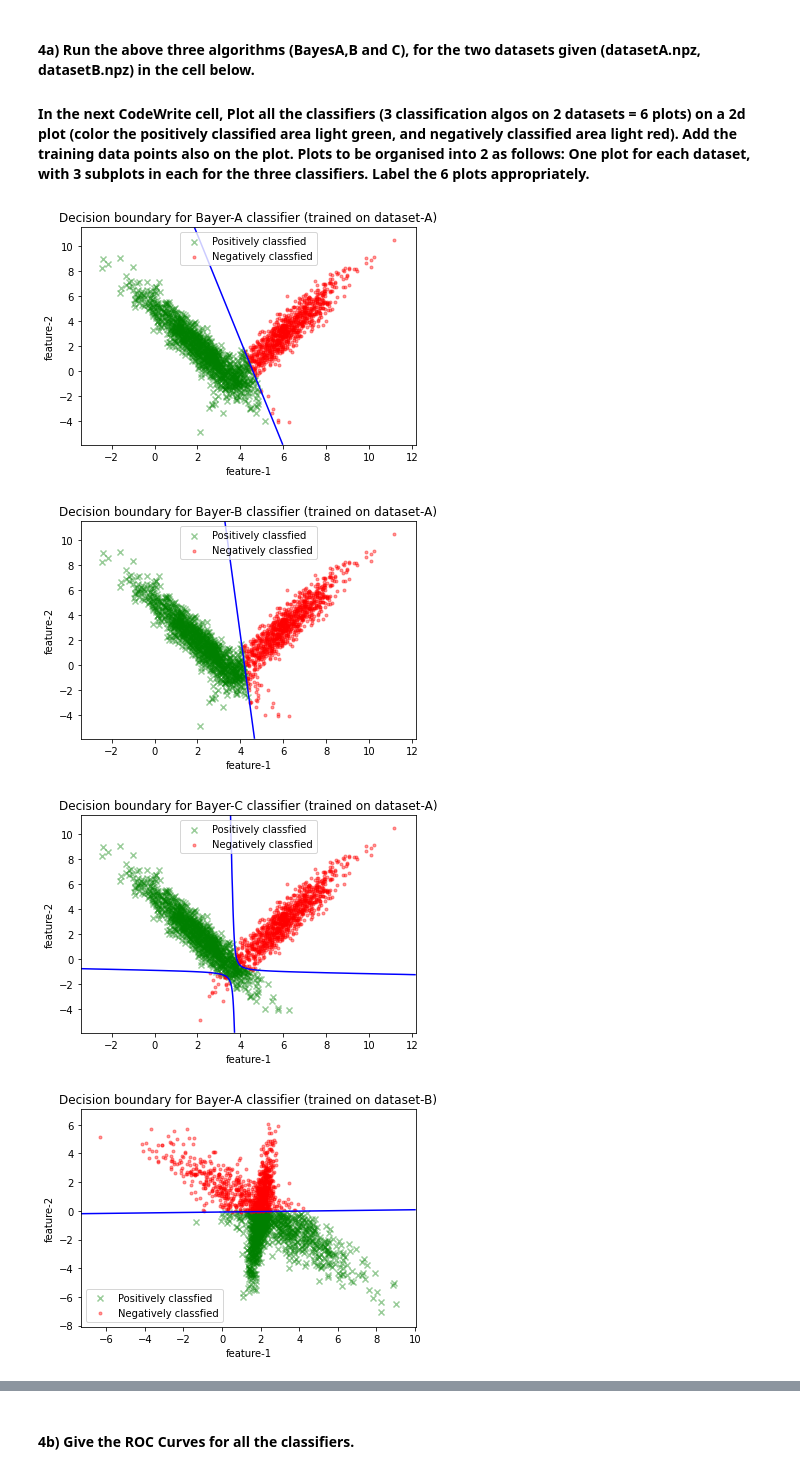
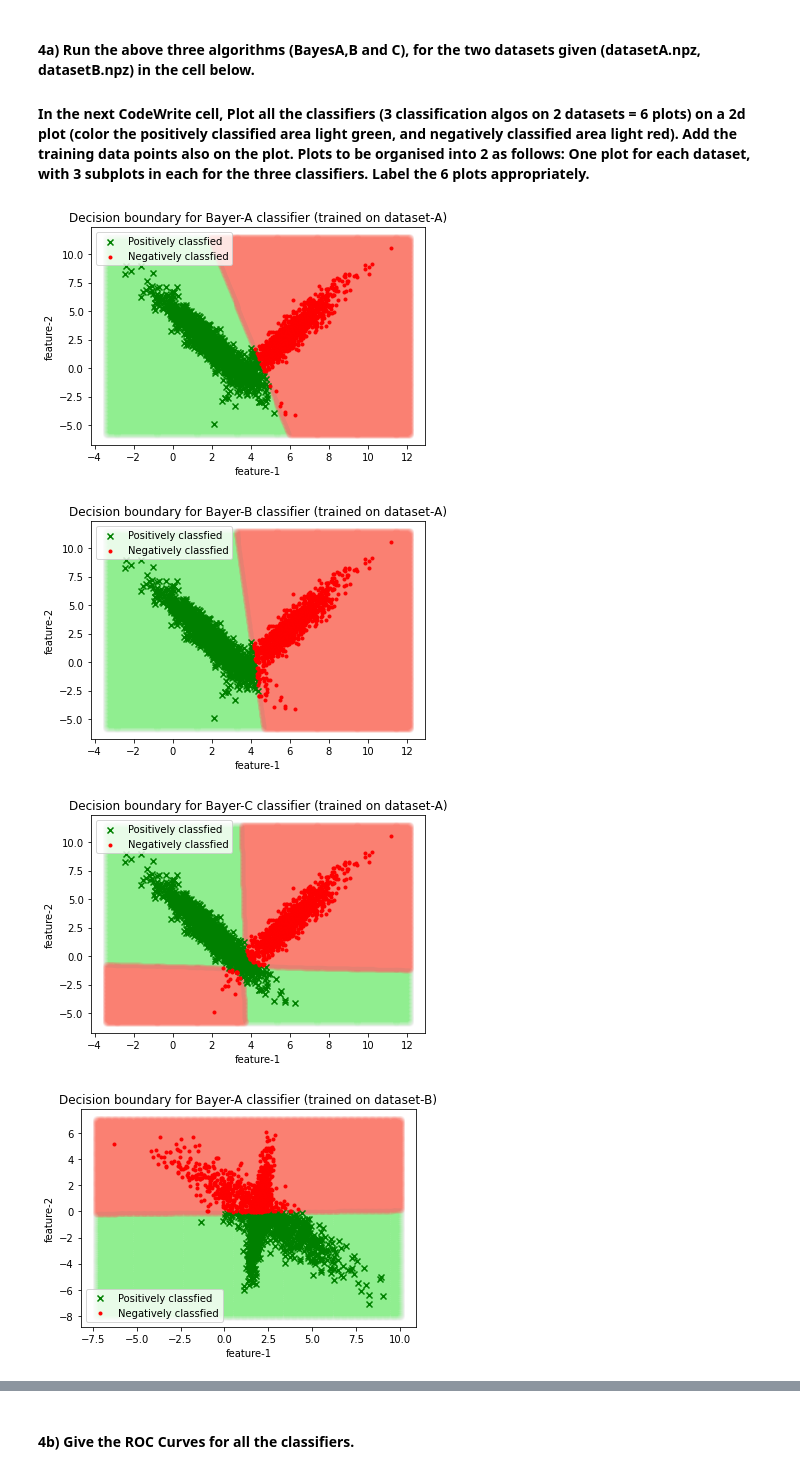
Before and after one commit to thevasudevgupta/prml-assignments, a Jupyter notebook: assignment-1/Q5/ME18B181_ME18B182.ipynb, the cells around one changed output, grey strips where cells are left out. Drawn from its saved outputs; the diff is of its cells as text; code cells hidden in the pictures.

Commit message:
fix plots

```diff
--- a/assignment-1/Q5/ME18B181_ME18B182.ipynb
+++ b/assignment-1/Q5/ME18B181_ME18B182.ipynb
@@ -240,55 +240,71 @@ def load_dataset(data_file):
 
 def plot_conditional_curve(X, t):
     x1, x2 = X[t == 1, 0], X[t == 1, 1]
-    plt.scatter(x1, x2, c="green", marker="x", alpha=0.4, label="Positively classfied")
+    plt.scatter(x1, x2, c="green", marker="x", label="Positively classfied")
 
     x1, x2 = X[t == -1, 0], X[t == -1, 1]
-    plt.scatter(x1, x2, c="red", marker=".", alpha=0.4, label="Negatively classfied")
+    plt.scatter(x1, x2, c="red", marker=".", label="Negatively classfied")
 
     plt.xlabel("feature-1")
     plt.ylabel("feature-2")
     plt.legend()
 
-def plot_decision_boundary(X, func, h=.05):
+def plot_colors(func, x_limits, y_limits, h=.05):
+    x_min, x_max = x_limits
+    y_min, y_max = y_limits
+    xx, yy = np.meshgrid(np.arange(x_min, x_max, h), np.arange(y_min, y_max, h))
+    features = np.stack([xx.flatten(), yy.flatten()]).T
+    t = func(features)
+
+    x1, x2 = features[t == 1, 0], features[t == 1, 1]
+    plt.scatter(x1, x2, c="lightgreen", marker="o", alpha=0.01)
+
+    x1, x2 = features[t == -1, 0], features[t == -1, 1]
+    plt.scatter(x1, x2, c="salmon", marker="o", alpha=0.05)
+
+def plot_contour(X, func, h=.01):
     x_min, x_max = X[:, 0].min() - 1, X[:, 0].max() + 1
     y_min, y_max = X[:, 1].min() - 1, X[:, 1].max() + 1
     xx, yy = np.meshgrid(np.arange(x_min, x_max, h), np.arange(y_min, y_max, h))
     features = np.stack([xx.flatten(), yy.flatten()]).T
     probs = func(features).reshape(xx.shape)
-    plt.contour(xx, yy, probs, colors="blue", levels=1)
-#     plt.imshow(probs, cmap='Greens_r', alpha=0.5)
+    contour = plt.contour(xx, yy, probs, colors="blue", levels=1)
 
 def plot_data(dataset, suffix=""):
     X_train, Y_train, X_test, Y_test = dataset
 
-    Y_pred_A = function_for_A(X_train, Y_train, X_train)
-    plot_conditional_curve(X_train, Y_pred_A)
-    func = lambda features: get_probs_for_A(X_train, Y_train, features)
-    plot_decision_boundary(X_train, func)
+    x_limits = X_train[:, 0].min() - 1, X_train[:, 0].max() + 1
+    y_limits = X_train[:, 1].min() - 1, X_train[:, 1].max() + 1
+
+    # Bayes-A
+    func = lambda features: function_for_A(X_train, Y_train, features)
+    plot_colors(func, x_limits, y_limits)
+    plot_conditional_curve(X_train, func(X_train))
     plt.title(f"Decision boundary for Bayer-A classifier (trained on {suffix})")
     plt.show()
 
-    Y_pred_B = function_for_B(X_train, Y_train, X_train)
-    plot_conditional_curve(X_train, Y_pred_B)
-    func = lambda features: get_probs_for_B(X_train, Y_train, features)
-    plot_decision_boundary(X_train, func)
+    # Bayes-B
+    func = lambda features: function_for_B(X_train, Y_train, features)
+    plot_colors(func, x_limits, y_limits)
+    plot_conditional_curve(X_train, func(X_train))
     plt.title(f"Decision boundary for Bayer-B classifier (trained on {suffix})")
     plt.show()
 
-    Y_pred_C = function_for_C(X_train, Y_train, X_train)
-    plot_conditional_curve(X_train, Y_pred_C)
-    func = lambda features: get_probs_for_C(X_train, Y_train, features)
-    plot_decision_boundary(X_train, func)
+    # Bayes-C
+    func = lambda features: function_for_C(X_train, Y_train, features)
+    plot_colors(func, x_limits, y_limits)
+    plot_conditional_curve(X_train, func(X_train))
     plt.title(f"Decision boundary for Bayer-C classifier (trained on {suffix})")
     plt.show()
 
+# Note: this cell may take 1-2 mins depending on dataset size
 datasetA = load_dataset("datasetA.npz")
 plot_data(datasetA, suffix="dataset-A")
 
 datasetB = load_dataset("datasetB.npz")
 plot_data(datasetB, suffix="dataset-B")
 # %% [output]
-[figure, old version]
+[figure, new version]
-[figure, old version]
+[figure, new version]
-[figure, old version]
+[figure, new version]
-[figure, old version]
+[figure, new version]
```
Also changed, not shown: parts of 5 cells of this notebook.
